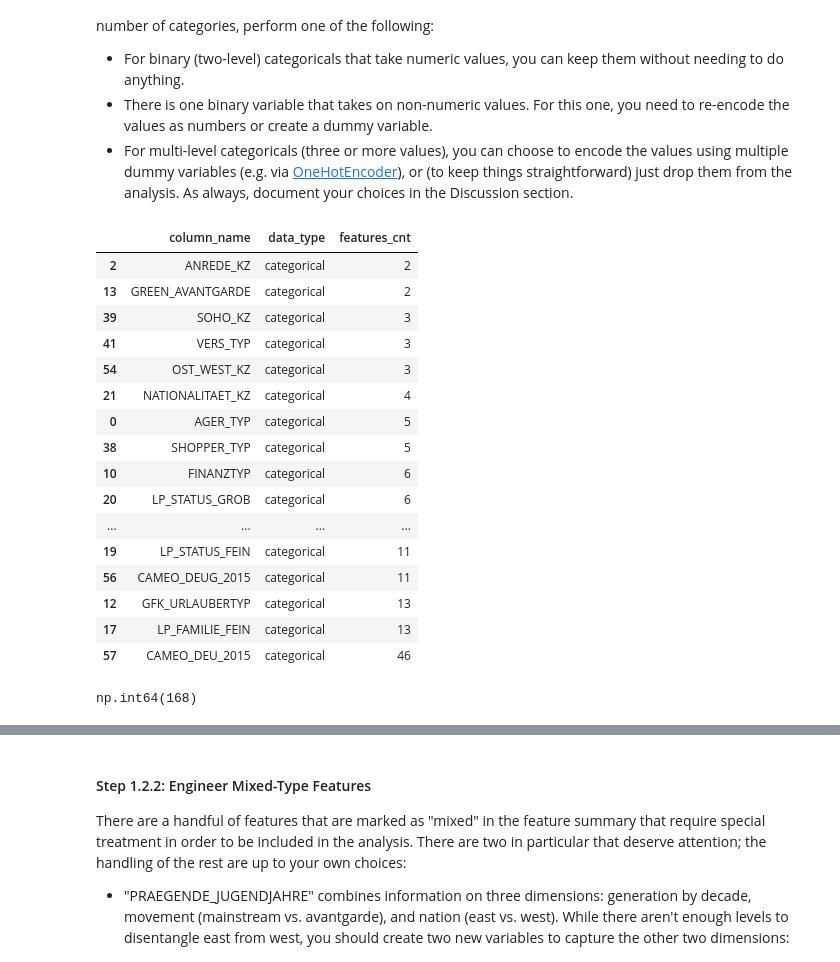
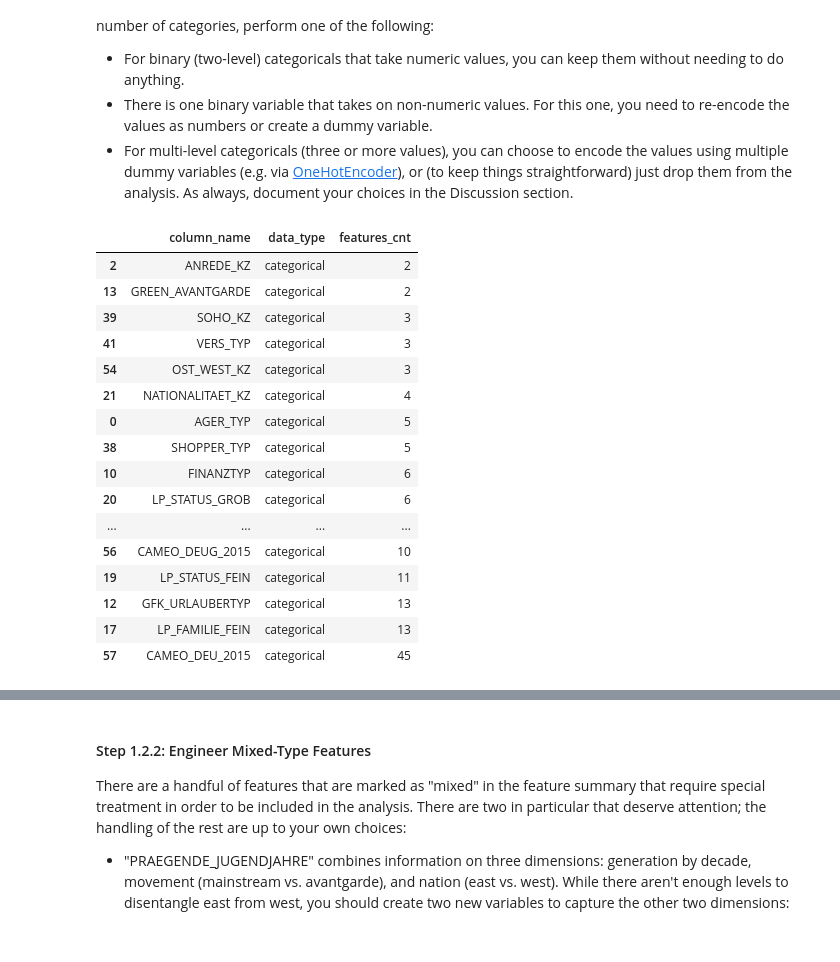
Before and after one commit to Diodak92/Intro-to-Machine-Learning-with-Pytorch, a Jupyter notebook: Identify_Customer_Segments/Identify_Customer_Segments.ipynb, the cells around one changed output, grey strips where cells are left out. Saved outputs shown, nothing was run; the diff lists cells and outputs as text; code cells hidden in the pictures.

```diff
--- a/Identify_Customer_Segments/Identify_Customer_Segments.ipynb
+++ b/Identify_Customer_Segments/Identify_Customer_Segments.ipynb
@@ -88,12 +88,12 @@ dem_features_df.head()
 missins_codes = dem_features_df['missing_or_unknown']
 
 for col in missins_codes.index:
-    # Parse missing or unknown codes in the data frame and format them as a list of strings.
-    missing_val_codes = missins_codes.loc[col].replace('[', '').replace(']', '').split(',')
-    missing_val_codes = [val for val in missing_val_codes]
-    print(f'Column name: {col}, mapping: {missing_val_codes} -> {np.nan}')
+     # Parse missing or unknown codes in the data frame and format them as a list of strings.
+    missing_val_codes = (missins_codes.loc[col].replace('[', '').replace(']', '').split(','))
+    missing_val_codes = [val.strip() for val in missing_val_codes]
+    print(f'Column name: {col}, mapping: {missing_val_codes} -> NaN')
     # Map missing values or unknown codes to NaN values.
-    dem_general_df[col].apply(lambda x : x if str(x) not in missing_val_codes else np.nan)
+    dem_general_df[col] = dem_general_df[col].replace(missing_val_codes, np.nan)
 
 dem_general_df.head()
 # %% [output]
@@ -334,27 +319,24 @@ For categorical data, you would ordinarily need to encode the levels as dummy va
 # %%
 # Assess categorical variables: which are binary, which are multi-level, and
 # which one needs to be re-encoded?
-features_df.loc[features_df['data_type'] == 'categorical']
+cat_features_df = features_df.loc[features_df['data_type'] == 'categorical']
+cat_columns = cat_features_df['column_name'].tolist()
+cat_features_df
 # %% [output]
 |  | column_name | data_type | features_cnt |
 | 2 | ANREDE_KZ | categorical | 2 |
 | 13 | GREEN_AVANTGARDE | categorical | 2 |
 | 39 | SOHO_KZ | categorical | 3 |
 | 41 | VERS_TYP | categorical | 3 |
 | 54 | OST_WEST_KZ | categorical | 3 |
 | 21 | NATIONALITAET_KZ | categorical | 4 |
 | 0 | AGER_TYP | categorical | 5 |
 | 38 | SHOPPER_TYP | categorical | 5 |
 | 10 | FINANZTYP | categorical | 6 |
 | 20 | LP_STATUS_GROB | categorical | 6 |
 | ... | ... | ... | ... |
+| 56 | CAMEO_DEUG_2015 | categorical | 10 |
 | 19 | LP_STATUS_FEIN | categorical | 11 |
-| 56 | CAMEO_DEUG_2015 | categorical | 11 |
 | 12 | GFK_URLAUBERTYP | categorical | 13 |
 | 17 | LP_FAMILIE_FEIN | categorical | 13 |
-| 57 | CAMEO_DEU_2015 | categorical | 46 |
+| 57 | CAMEO_DEU_2015 | categorical | 45 |
-# %%
-# Re-encode categorical variable(s) to be kept in the analysis.
-features_df.loc[features_df['data_type'] == 'categorical']['features_cnt'].sum()
-# %% [output]
-np.int64(168)
```
Also changed, not shown: parts of 12 cells of this notebook.
